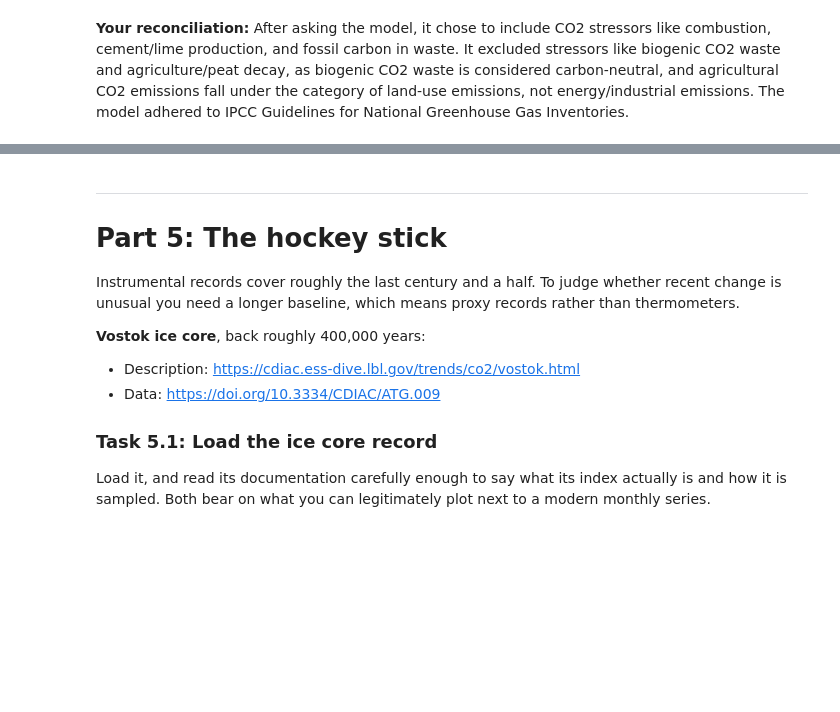
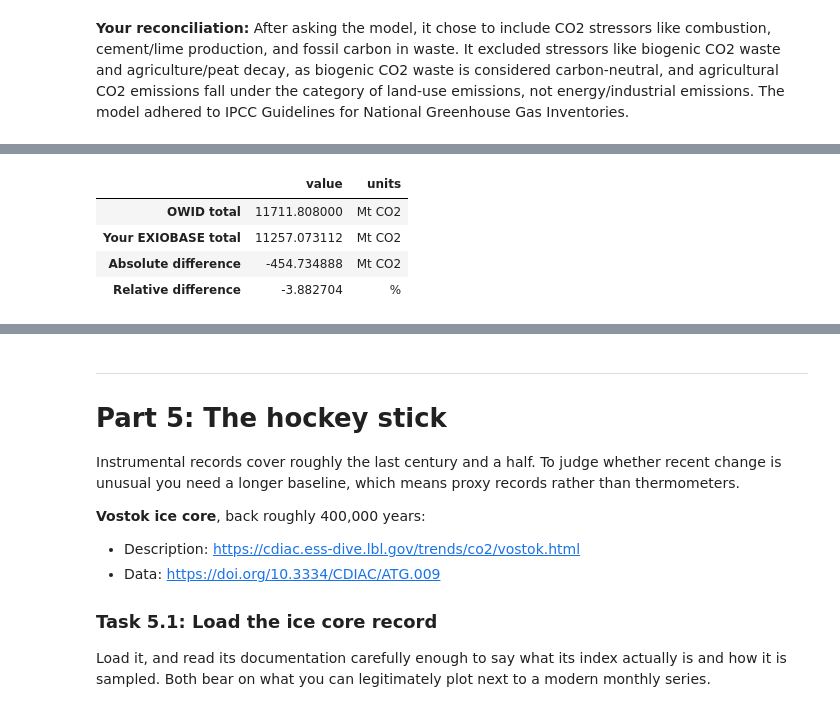
Before and after one commit to zacsignorino/climate-module-zacs26, a Jupyter notebook: climate.ipynb, the cells around one changed output, grey strips where cells are left out. Drawn from its saved outputs; the diff is of its cells as text; code cells hidden in the pictures; blank space fills up the shorter version.

```diff
--- a/climate.ipynb
+++ b/climate.ipynb
@@ -690,3 +756,47 @@ Does yours? What does that tell you about the two accounting systems?**
+# %%
+import pandas as pd
+import ibis
+
+sat = ibis.duckdb.connect().read_parquet(
+    "https://data.source.coop/youssef-harby/exiobase-3/4588235/parquet/year=2022/format=ixi/matrix=F_satellite/data.parquet",
+    table_name="sat",
+)
+included = [
+    "CO2 - combustion - air",
+    "CO2 - non combustion - Cement production - air",
+    "CO2 - non combustion - Lime production - air",
+    "CO2 - waste - fossil - air",
+]
+totals = (
+    sat.filter(sat.stressor.isin(included))
+    .group_by("region")
+    .aggregate(total=sat.value.sum())
+    .order_by(ibis.desc("total"))
+    .execute()
+)
+totals["total_Mt"] = totals["total"] / 1e9
+
+owid = pd.read_csv("https://github.com/owid/co2-data/raw/master/owid-co2-data.csv")
+
+def compare(exio_code, owid_iso):
+    exio = totals.loc[totals["region"] == exio_code, "total_Mt"].iloc[0]
+    owid_mt = owid.loc[(owid["iso_code"] == owid_iso) & (owid["year"] == 2022), "co2"].iloc[0]
+    diff = exio - owid_mt
+    return pd.DataFrame(
+        {
+            "value": [owid_mt, exio, diff, diff / owid_mt * 100],
+            "units": ["Mt CO2", "Mt CO2", "Mt CO2", "%"],
+        },
+        index=["OWID total", "Your EXIOBASE total", "Absolute difference", "Relative difference"],
+    )
+
+compare("CN", "CHN")
+# %% [output]
+|  | value | units |
+| OWID total | 11711.808000 | Mt CO2 |
+| Your EXIOBASE total | 11257.073112 | Mt CO2 |
+| Absolute difference | -454.734888 | Mt CO2 |
+| Relative difference | -3.882704 | % |
 # %% [markdown]
 ### 🔍 Verification block 3
 
```
Also changed, not shown: parts of 10 cells of this notebook.
